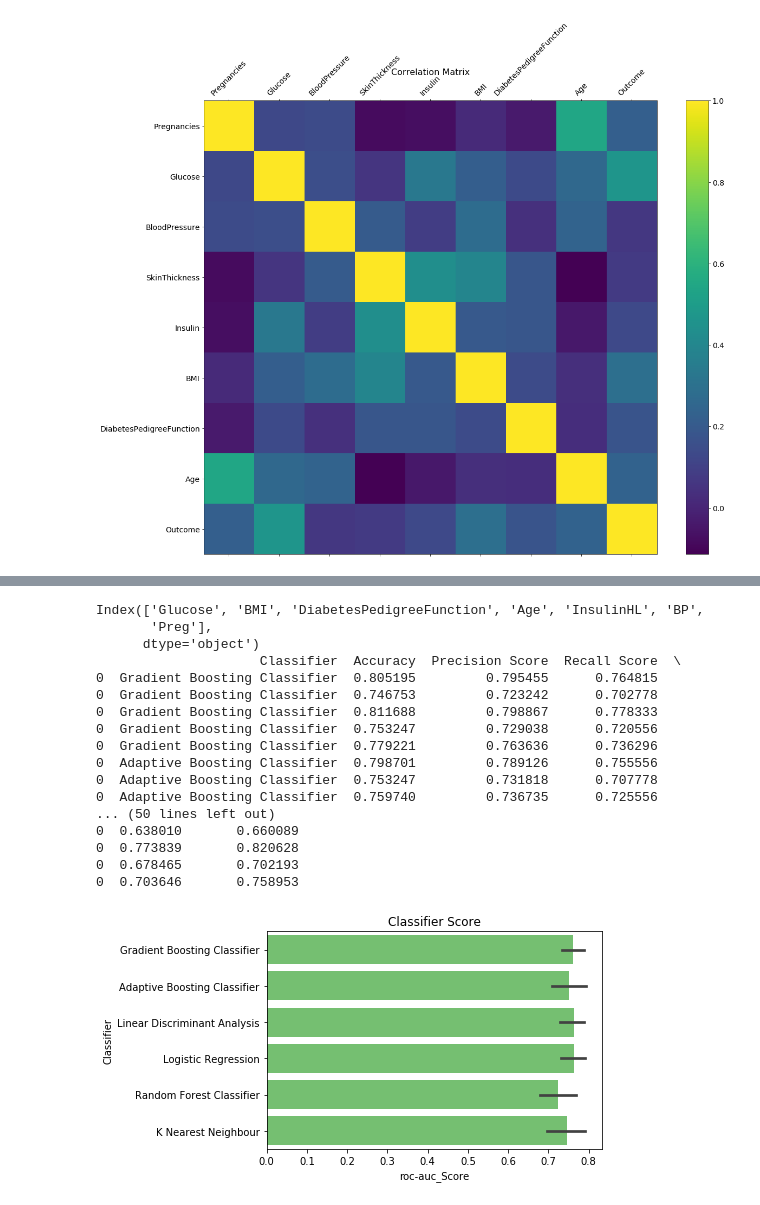
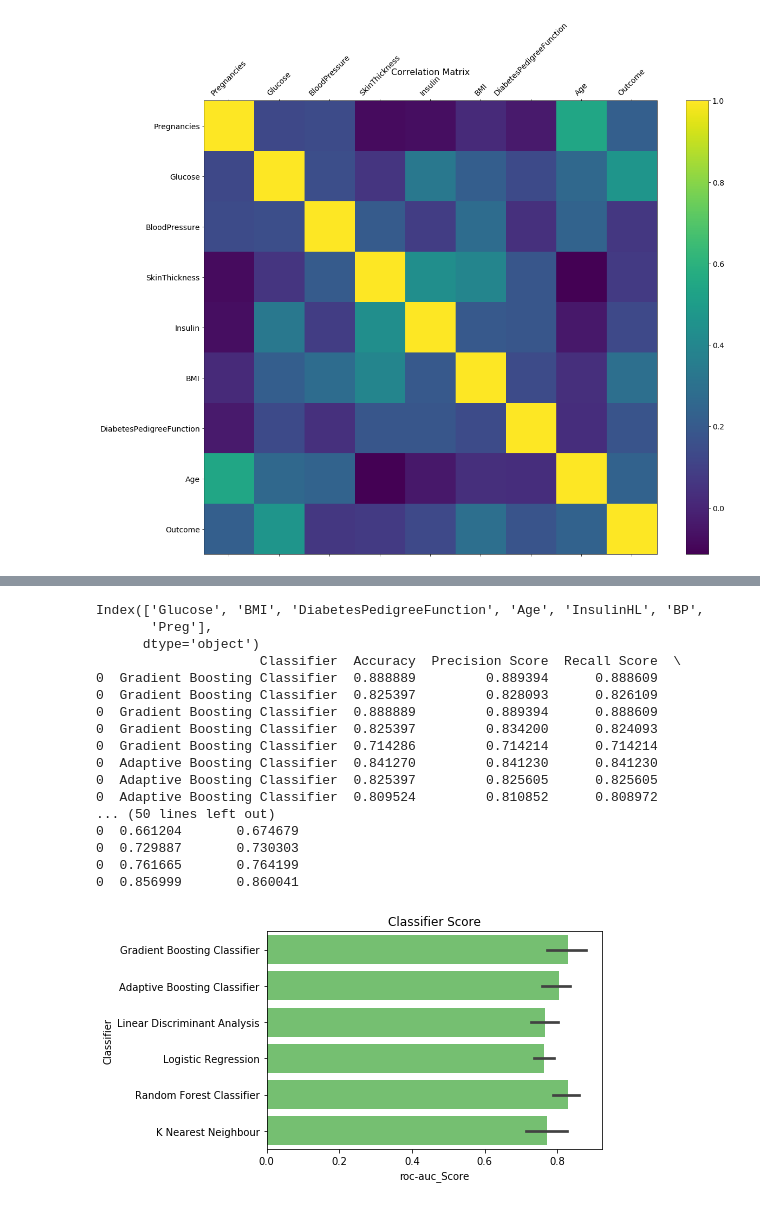
Before and after one commit to karaningle/diabetes, a Jupyter notebook: Diabetes-Predict.ipynb, the cells around one changed output, grey strips where cells are left out. Drawn from its saved outputs; the diff is of its cells as text; code cells hidden in the pictures.

```diff
--- a/Diabetes-Predict.ipynb
+++ b/Diabetes-Predict.ipynb
@@ -353,3 +344,6 @@ diabetesDF.head()
+# %%
+diabetesDF = diabetesDF[((diabetesDF["BMI"] != 0) & (diabetesDF["SkinThickness"] != 0) & (diabetesDF["Insulin"] != 0) & (diabetesDF["BMI"] != 0))]
+#remove the incomplete data: Where BMI, Skin Thickness and Insulin values are 0
 # %%
 #Using Pearson Correlation to understand the new features
 plt.figure(figsize=(12,10))
@@ -361,6 +397,23 @@ plt.show()
+# %%
+#Oversampling the unbalanced dataset
+X = diabetesDF.drop(['Outcome'], axis=1)
+y = diabetesDF['Outcome']
+X_train, X_test, y_train, y_test = train_test_split(X, y, test_size=0.4, random_state=10)
+
+from imblearn.over_sampling import SMOTE
+from sklearn.utils import resample
+
+# Resample the minority class
+sm = SMOTE(sampling_strategy='minority', random_state=10)
+
+# Fit the model to generate the data.
+oversampled_trainX, oversampled_trainY = sm.fit_sample(X_train, y_train)
+oversampled_train = pd.concat([pd.DataFrame(oversampled_trainX), pd.DataFrame(oversampled_trainY)], axis=1)
+oversampled_train.columns = diabetesDF.columns
 # %%
 # Separating inputs and target variables
-X = diabetesDF.drop(['Outcome'], axis=1)
-y = diabetesDF['Outcome']
-X.head()
+X_train = oversampled_train.drop(['Outcome'], axis=1)
+y_train = oversampled_train['Outcome']
+#Checking if the training data equal values
+y_train.value_counts()
 # %% [output]
@@ -383,7 +423,5 @@ X = X.drop(['SkinThickness'], axis=1)
 # %%
-X_train, X_test, y_train, y_test = train_test_split(X, y, test_size=0.33, random_state=19)
-
-
+#Classifier performance
 from sklearn.metrics import accuracy_score, log_loss
 from sklearn.neighbors import KNeighborsClassifier
 from sklearn.svm import SVC, LinearSVC, NuSVC
@@ -462,23 +500,23 @@ Log Loss: 0.533592091825235
 ==============================
 # %%
-#Test for the best base model for our data set
-test_models(X,y)
+#Test for the best base model again!
+test_models(X_train,y_train)
 # %% [output]
 Index(['Glucose', 'BMI', 'DiabetesPedigreeFunction', 'Age', 'InsulinHL', 'BP',
        'Preg'],
       dtype='object')
                      Classifier  Accuracy  Precision Score  Recall Score  \
-0  Gradient Boosting Classifier  0.805195         0.795455      0.764815
-0  Gradient Boosting Classifier  0.746753         0.723242      0.702778
-0  Gradient Boosting Classifier  0.811688         0.798867      0.778333
-0  Gradient Boosting Classifier  0.753247         0.729038      0.720556
-0  Gradient Boosting Classifier  0.779221         0.763636      0.736296
-0  Adaptive Boosting Classifier  0.798701         0.789126      0.755556
-0  Adaptive Boosting Classifier  0.753247         0.731818      0.707778
-0  Adaptive Boosting Classifier  0.759740         0.736735      0.725556
+0  Gradient Boosting Classifier  0.888889         0.889394      0.888609
+0  Gradient Boosting Classifier  0.825397         0.828093      0.826109
+0  Gradient Boosting Classifier  0.888889         0.889394      0.888609
+0  Gradient Boosting Classifier  0.825397         0.834200      0.824093
+0  Gradient Boosting Classifier  0.714286         0.714214      0.714214
+0  Adaptive Boosting Classifier  0.841270         0.841230      0.841230
+0  Adaptive Boosting Classifier  0.825397         0.825605      0.825605
+0  Adaptive Boosting Classifier  0.809524         0.810852      0.808972
 ... (50 lines left out)
-0  0.638010       0.660089
-0  0.773839       0.820628
-0  0.678465       0.702193
-0  0.703646       0.758953
+0  0.661204       0.674679
+0  0.729887       0.730303
+0  0.761665       0.764199
+0  0.856999       0.860041
-[figure, old version]
+[figure, new version]
```
Also changed, not shown: parts of 21 cells of this notebook.
